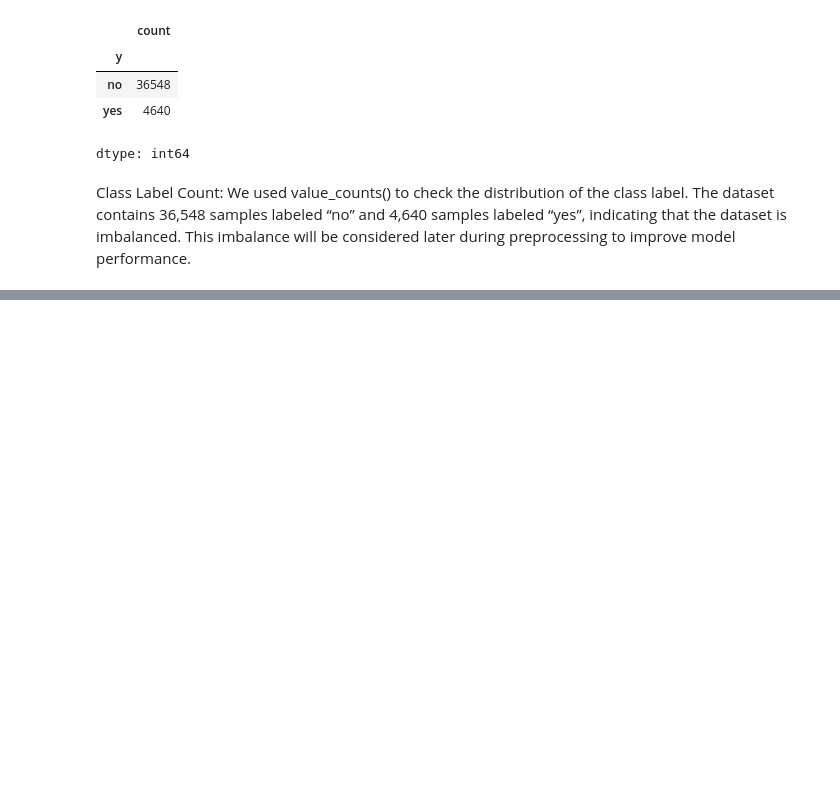
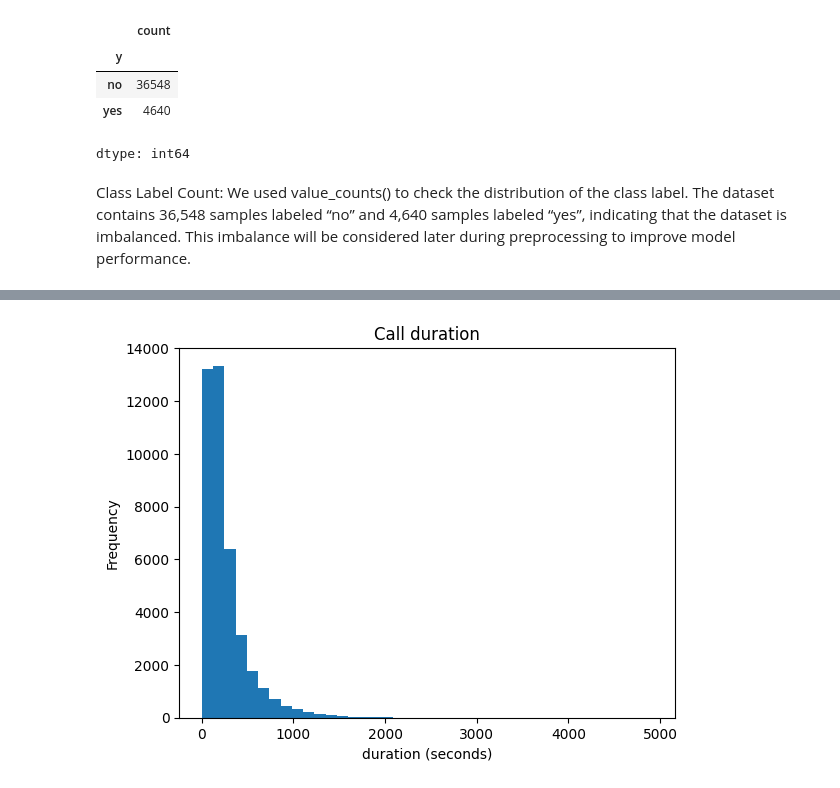
Before and after one commit to Renad110/IT326, a Jupyter notebook: Phase2.ipynb, the cells around one changed output, grey strips where cells are left out. Cells and saved outputs as stored; diff of their text form; code cells hidden in the pictures; blank space fills up the shorter version.

```diff
--- a/Phase2.ipynb
+++ b/Phase2.ipynb
@@ -115,0 +128,7 @@ This imbalance will be considered later during preprocessing to improve model pe
+# %%
+df["duration"].plot(kind="hist", bins=40, title="Call duration")
+plt.xlabel("duration (seconds)")
+plt.ylabel("Frequency")
+plt.show()
+# %% [output]
+[figure, added]
```
Also changed, not shown: parts of 8 cells of this notebook.
